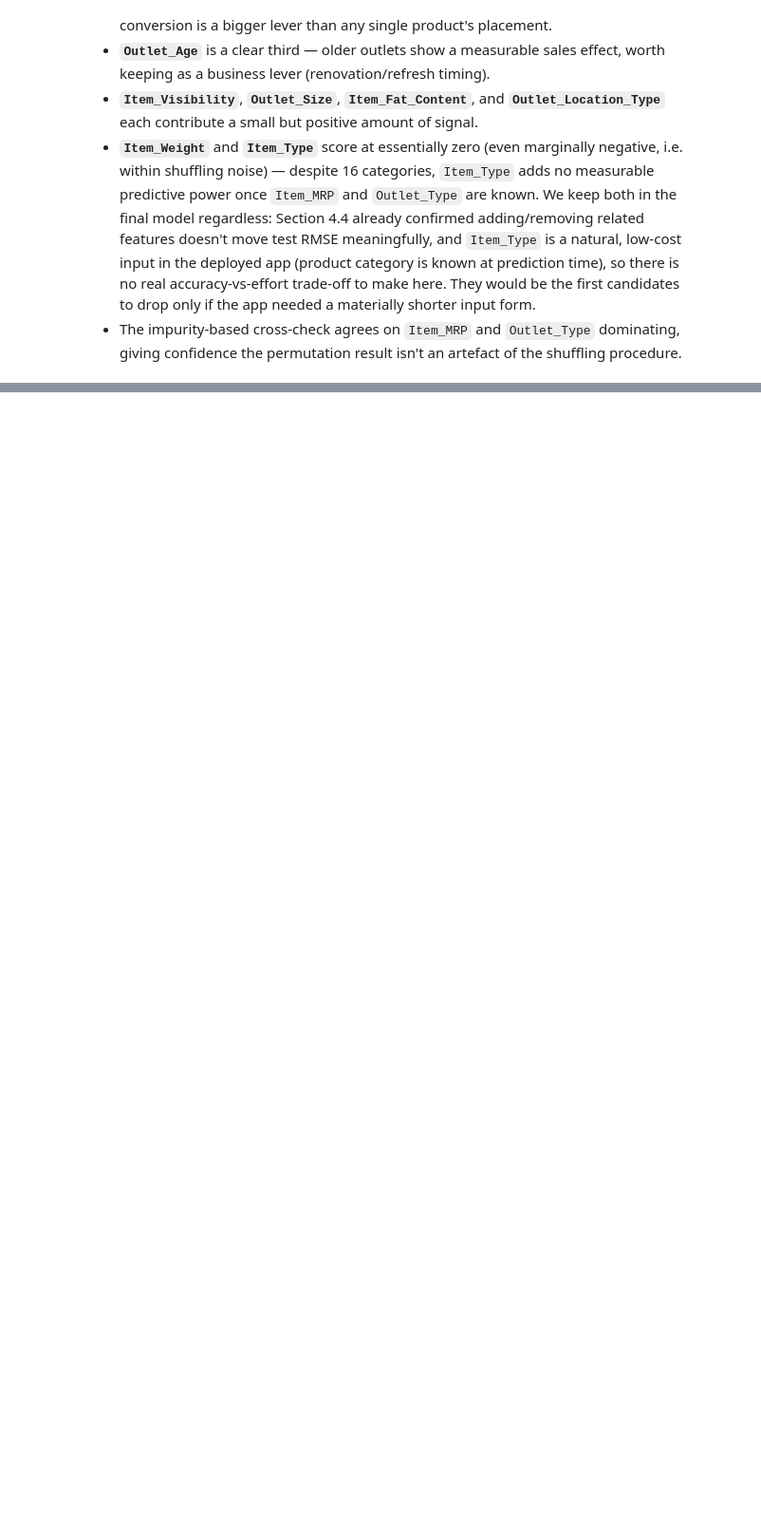
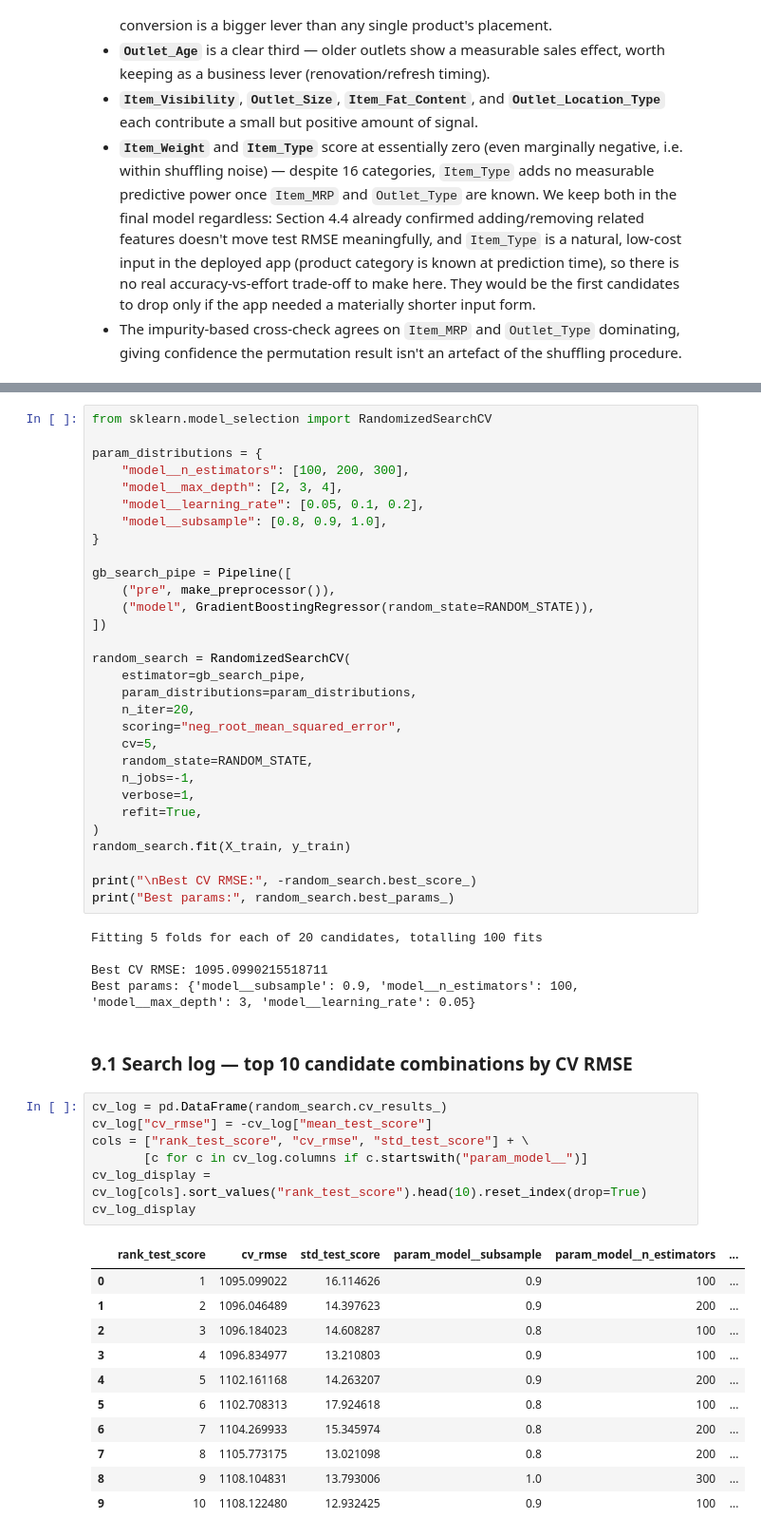
Before and after one commit to marcusteoh/bigmart-sales-predictor, a Jupyter notebook: BigMart_Sales_Prediction.ipynb, the cells around one changed output, grey strips where cells are left out. Shown at 95% size. Saved outputs shown, nothing was run; the diff lists cells and outputs as text; blank space fills up the shorter version.

Commit message:
Tune Gradient Boosting with RandomizedSearchCV (4 hyperparameters, 3 values each), document improvement vs untuned baseline

```diff
--- a/BigMart_Sales_Prediction.ipynb
+++ b/BigMart_Sales_Prediction.ipynb
@@ -839,0 +856,56 @@ Top 10 by impurity-based importance (cross-check, one-hot level):
+# %%
+from sklearn.model_selection import RandomizedSearchCV
+
+param_distributions = {
+    "model__n_estimators": [100, 200, 300],
+    "model__max_depth": [2, 3, 4],
+    "model__learning_rate": [0.05, 0.1, 0.2],
+    "model__subsample": [0.8, 0.9, 1.0],
+}
+
+gb_search_pipe = Pipeline([
+    ("pre", make_preprocessor()),
+    ("model", GradientBoostingRegressor(random_state=RANDOM_STATE)),
+])
+
+random_search = RandomizedSearchCV(
+    estimator=gb_search_pipe,
+    param_distributions=param_distributions,
+    n_iter=20,
+    scoring="neg_root_mean_squared_error",
+    cv=5,
+    random_state=RANDOM_STATE,
+    n_jobs=-1,
+    verbose=1,
+    refit=True,
+)
+random_search.fit(X_train, y_train)
+
+print("\nBest CV RMSE:", -random_search.best_score_)
+print("Best params:", random_search.best_params_)
+# %% [output]
+Fitting 5 folds for each of 20 candidates, totalling 100 fits
+
+Best CV RMSE: 1095.0990215518711
+Best params: {'model__subsample': 0.9, 'model__n_estimators': 100, 'model__max_depth': 3, 'model__learning_rate': 0.05}
+# %% [markdown]
+### 9.1 Search log — top 10 candidate combinations by CV RMSE
+# %%
+cv_log = pd.DataFrame(random_search.cv_results_)
+cv_log["cv_rmse"] = -cv_log["mean_test_score"]
+cols = ["rank_test_score", "cv_rmse", "std_test_score"] + \
+       [c for c in cv_log.columns if c.startswith("param_model__")]
+cv_log_display = cv_log[cols].sort_values("rank_test_score").head(10).reset_index(drop=True)
+cv_log_display
+# %% [output]
+|  | rank_test_score | cv_rmse | std_test_score | param_model__subsample | param_model__n_estimators | ... |
+| 0 | 1 | 1095.099022 | 16.114626 | 0.9 | 100 | ... |
+| 1 | 2 | 1096.046489 | 14.397623 | 0.9 | 200 | ... |
+| 2 | 3 | 1096.184023 | 14.608287 | 0.8 | 100 | ... |
+| 3 | 4 | 1096.834977 | 13.210803 | 0.9 | 100 | ... |
+| 4 | 5 | 1102.161168 | 14.263207 | 0.9 | 200 | ... |
+| 5 | 6 | 1102.708313 | 17.924618 | 0.8 | 100 | ... |
+| 6 | 7 | 1104.269933 | 15.345974 | 0.8 | 200 | ... |
+| 7 | 8 | 1105.773175 | 13.021098 | 0.8 | 200 | ... |
+| 8 | 9 | 1108.104831 | 13.793006 | 1.0 | 300 | ... |
+| 9 | 10 | 1108.122480 | 12.932425 | 0.9 | 100 | ... |
```
Also changed, not shown: parts of 5 cells of this notebook.
